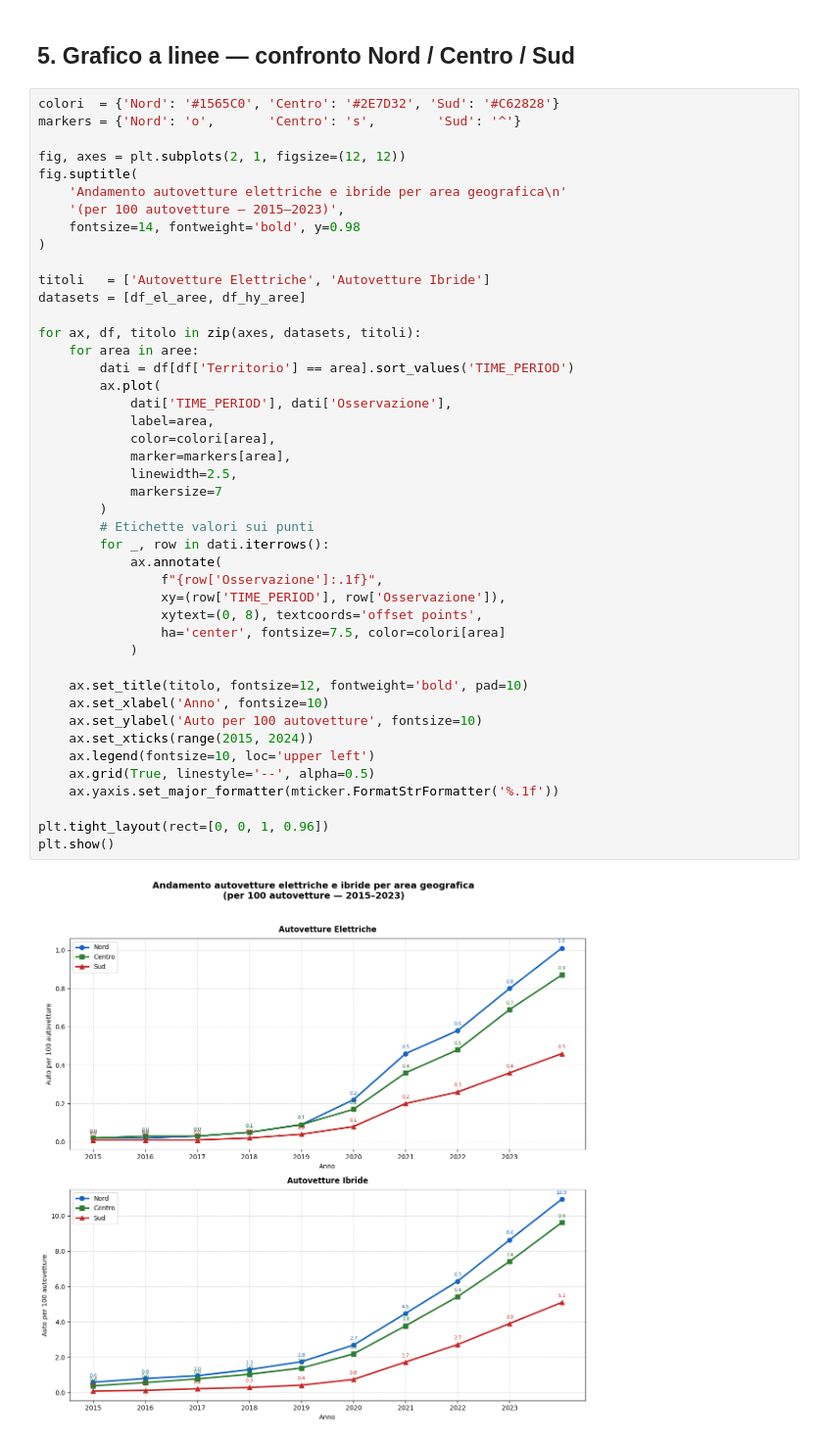
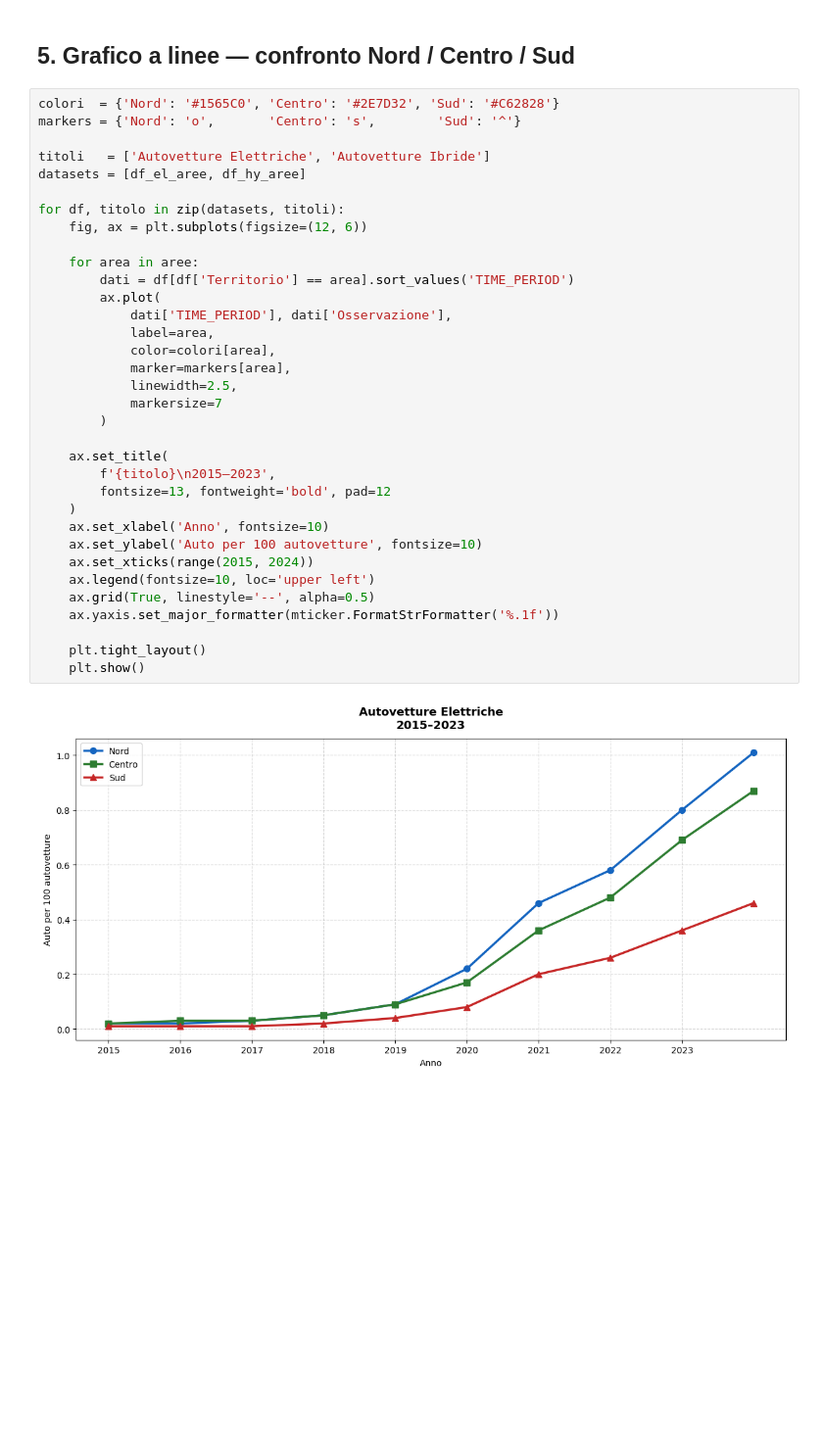
Before and after one commit to MarcoB27/data_visualization, a Jupyter notebook: script/elettriche_e_ibride_nord_vs_sud.ipynb, the cells around one changed output. Shown at 98% size. Cells and saved outputs as stored; diff of their text form; blank space fills up the shorter version.

```diff
--- a/script/elettriche_e_ibride_nord_vs_sud.ipynb
+++ b/script/elettriche_e_ibride_nord_vs_sud.ipynb
@@ -62,46 +62,36 @@ NaN ibride: 0
 # %%
 colori  = {'Nord': '#1565C0', 'Centro': '#2E7D32', 'Sud': '#C62828'}
 markers = {'Nord': 'o',       'Centro': 's',        'Sud': '^'}
 
-fig, axes = plt.subplots(2, 1, figsize=(12, 12))
-fig.suptitle(
-    'Andamento autovetture elettriche e ibride per area geografica\n'
-    '(per 100 autovetture — 2015–2023)',
-    fontsize=14, fontweight='bold', y=0.98
-)
-
 titoli   = ['Autovetture Elettriche', 'Autovetture Ibride']
 datasets = [df_el_aree, df_hy_aree]
 
-for ax, df, titolo in zip(axes, datasets, titoli):
+for df, titolo in zip(datasets, titoli):
+    fig, ax = plt.subplots(figsize=(12, 6))
+
     for area in aree:
         dati = df[df['Territorio'] == area].sort_values('TIME_PERIOD')
         ax.plot(
             dati['TIME_PERIOD'], dati['Osservazione'],
             label=area,
             color=colori[area],
             marker=markers[area],
             linewidth=2.5,
             markersize=7
         )
-        # Etichette valori sui punti
-        for _, row in dati.iterrows():
-            ax.annotate(
-                f"{row['Osservazione']:.1f}",
-                xy=(row['TIME_PERIOD'], row['Osservazione']),
-                xytext=(0, 8), textcoords='offset points',
-                ha='center', fontsize=7.5, color=colori[area]
-            )
 
-    ax.set_title(titolo, fontsize=12, fontweight='bold', pad=10)
+    ax.set_title(
+        f'{titolo}\n2015–2023',
+        fontsize=13, fontweight='bold', pad=12
+    )
     ax.set_xlabel('Anno', fontsize=10)
     ax.set_ylabel('Auto per 100 autovetture', fontsize=10)
     ax.set_xticks(range(2015, 2024))
     ax.legend(fontsize=10, loc='upper left')
     ax.grid(True, linestyle='--', alpha=0.5)
     ax.yaxis.set_major_formatter(mticker.FormatStrFormatter('%.1f'))
 
-plt.tight_layout(rect=[0, 0, 1, 0.96])
-plt.show()
+    plt.tight_layout()
+    plt.show()
 # %% [output]
-[figure, old version]
+[figure, new version]
```
Also changed, not shown: parts of 4 cells of this notebook, 25 other files.
